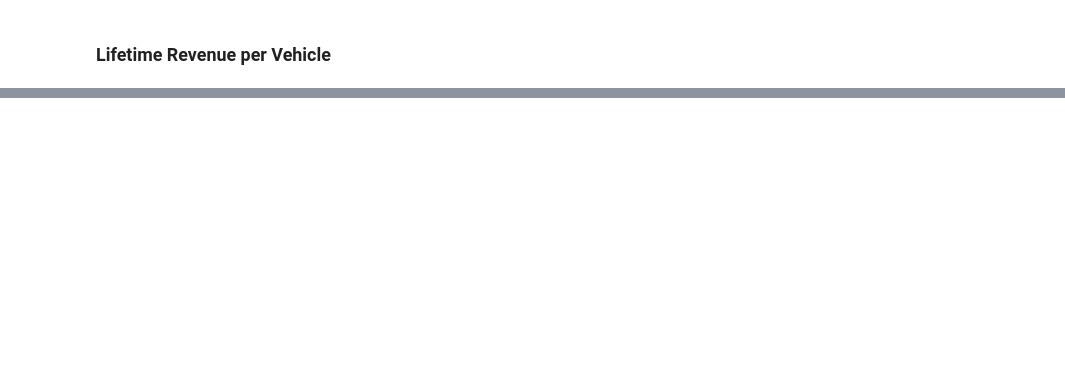
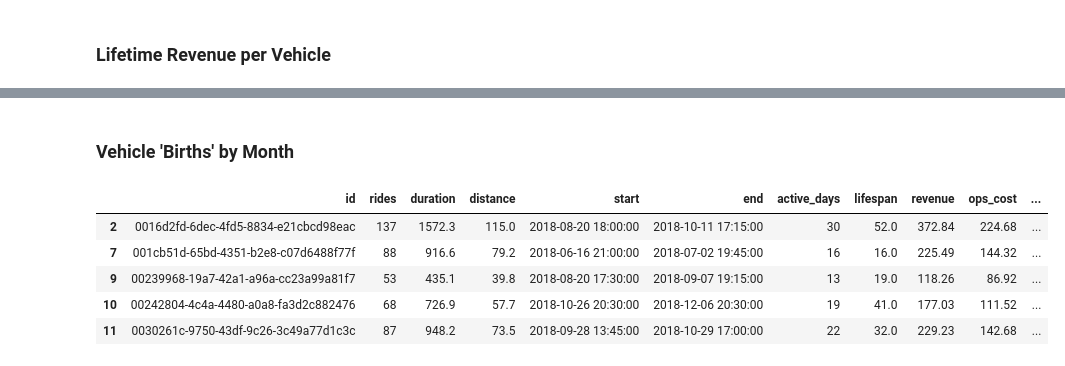
Before and after one commit to cspitmit03/FinalThesis, a Jupyter notebook: Austin Scooter Analysis.ipynb, the cells around one changed output, grey strips where cells are left out. Cells and saved outputs as stored; diff of their text form; code cells hidden in the pictures; blank space fills up the shorter version.

```diff
--- a/Austin Scooter Analysis.ipynb
+++ b/Austin Scooter Analysis.ipynb
@@ -874,0 +1420,11 @@ AttributeError: 'tuple' object has no attribute 'iloc'
+# %% [markdown]
+### Vehicle 'Births' by Month
+# %%
+dead_scoots.head()
+# %% [output]
+|  | id | rides | duration | distance | start | end | active_days | lifespan | revenue | ops_cost | ... |
+| 2 | 0016d2fd-6dec-4fd5-8834-e21cbcd98eac | 137 | 1572.3 | 115.0 | 2018-08-20 18:00:00 | 2018-10-11 17:15:00 | 30 | 52.0 | 372.84 | 224.68 | ... |
+| 7 | 001cb51d-65bd-4351-b2e8-c07d6488f77f | 88 | 916.6 | 79.2 | 2018-06-16 21:00:00 | 2018-07-02 19:45:00 | 16 | 16.0 | 225.49 | 144.32 | ... |
+| 9 | 00239968-19a7-42a1-a96a-cc23a99a81f7 | 53 | 435.1 | 39.8 | 2018-08-20 17:30:00 | 2018-09-07 19:15:00 | 13 | 19.0 | 118.26 | 86.92 | ... |
+| 10 | 00242804-4c4a-4480-a0a8-fa3d2c882476 | 68 | 726.9 | 57.7 | 2018-10-26 20:30:00 | 2018-12-06 20:30:00 | 19 | 41.0 | 177.03 | 111.52 | ... |
+| 11 | 0030261c-9750-43df-9c26-3c49a77d1c3c | 87 | 948.2 | 73.5 | 2018-09-28 13:45:00 | 2018-10-29 17:00:00 | 22 | 32.0 | 229.23 | 142.68 | ... |
```
Also changed, not shown: parts of 65 cells of this notebook.
